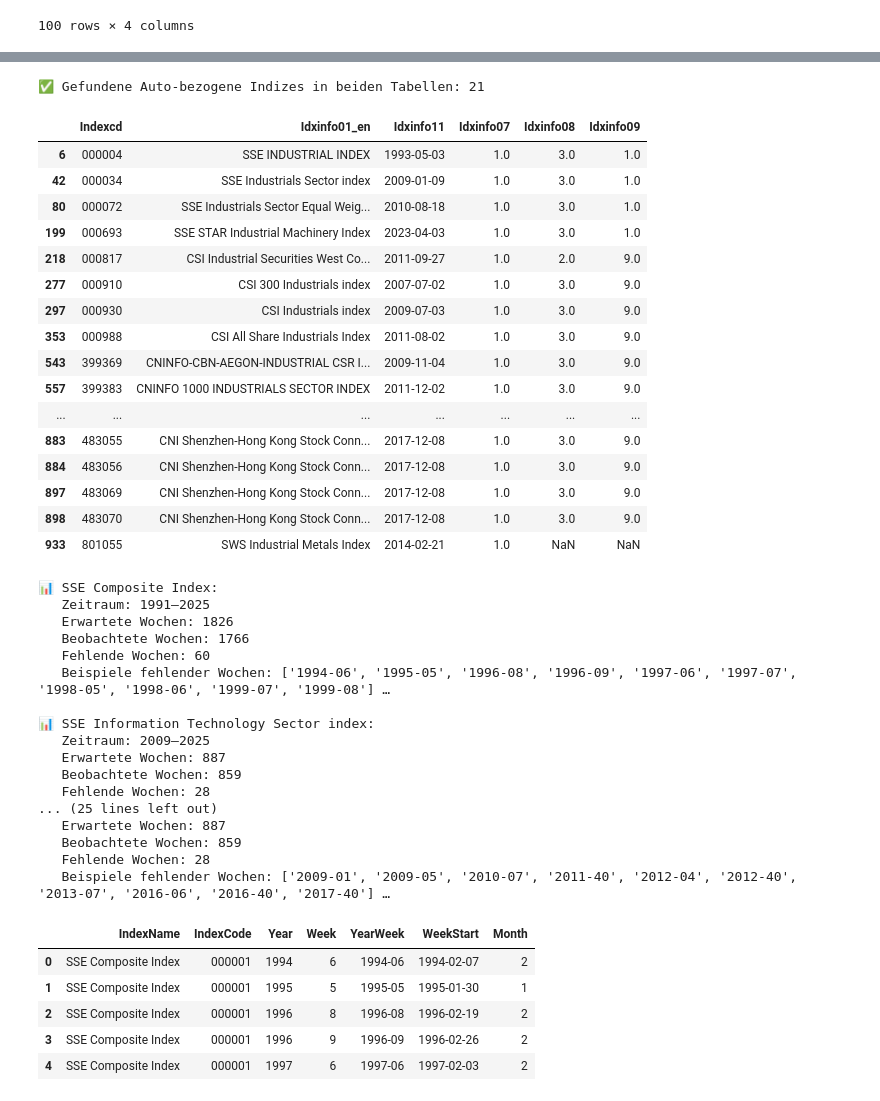
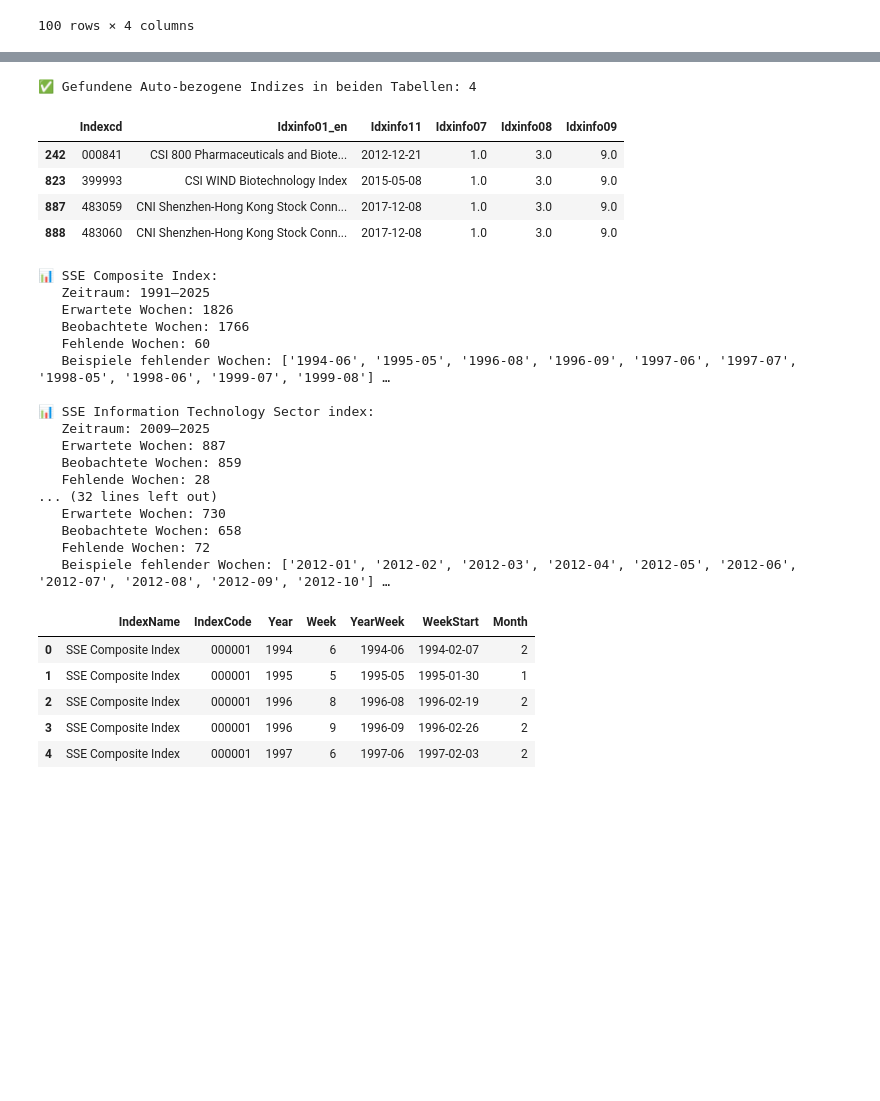
Before and after one commit to N4ims/mandarin-momentum, a Jupyter notebook: data_CN.ipynb, the cells around one changed output, grey strips where cells are left out. Cells and saved outputs as stored; diff of their text form; code cells hidden in the pictures; blank space fills up the shorter version.

Commit message:
Add biotech and some more tests

```diff
--- a/data_CN.ipynb
+++ b/data_CN.ipynb
@@ -111,40 +118,28 @@ for name, df_temp in {
 # %%
 # Sicherstellen, dass beide Spalten Strings sind
 df_index["Indexcd"] = df_index["Indexcd"].astype(str)
 df_weekly["Indexcd"] = df_weekly["Indexcd"].astype(str)
 
 # 1️⃣ Schnittmenge aller Indexcodes
 common_codes = set(df_index["Indexcd"]) & set(df_weekly["Indexcd"])
 
 # 2️⃣ Indizes suchen, die "Automobile" oder "Automotive" enthalten
 auto_df = df_index[
-    df_index["Idxinfo01_en"].str.contains("Industrial", case=False, na=False)
+    df_index["Idxinfo01_en"].str.contains("Biotechnology", case=False, na=False)
 ]
 
 # 3️⃣ Nur behalten, die auch in df_weekly vorkommen
 auto_common_df = auto_df[auto_df["Indexcd"].isin(common_codes)]
 
 print(f"✅ Gefundene Auto-bezogene Indizes in beiden Tabellen: {len(auto_common_df)}")
 display(auto_common_df)
 # %% [output]
-✅ Gefundene Auto-bezogene Indizes in beiden Tabellen: 21
+✅ Gefundene Auto-bezogene Indizes in beiden Tabellen: 4
 |  | Indexcd | Idxinfo01_en | Idxinfo11 | Idxinfo07 | Idxinfo08 | Idxinfo09 |
-| 6 | 000004 | SSE INDUSTRIAL INDEX | 1993-05-03 | 1.0 | 3.0 | 1.0 |
-| 42 | 000034 | SSE Industrials Sector index | 2009-01-09 | 1.0 | 3.0 | 1.0 |
-| 80 | 000072 | SSE Industrials Sector Equal Weig... | 2010-08-18 | 1.0 | 3.0 | 1.0 |
-| 199 | 000693 | SSE STAR Industrial Machinery Index | 2023-04-03 | 1.0 | 3.0 | 1.0 |
-| 218 | 000817 | CSI Industrial Securities West Co... | 2011-09-27 | 1.0 | 2.0 | 9.0 |
-| 277 | 000910 | CSI 300 Industrials index | 2007-07-02 | 1.0 | 3.0 | 9.0 |
-| 297 | 000930 | CSI Industrials index | 2009-07-03 | 1.0 | 3.0 | 9.0 |
-| 353 | 000988 | CSI All Share Industrials Index | 2011-08-02 | 1.0 | 3.0 | 9.0 |
-| 543 | 399369 | CNINFO-CBN-AEGON-INDUSTRIAL CSR I... | 2009-11-04 | 1.0 | 3.0 | 9.0 |
-| 557 | 399383 | CNINFO 1000 INDUSTRIALS SECTOR INDEX | 2011-12-02 | 1.0 | 3.0 | 9.0 |
-| ... | ... | ... | ... | ... | ... | ... |
-| 883 | 483055 | CNI Shenzhen-Hong Kong Stock Conn... | 2017-12-08 | 1.0 | 3.0 | 9.0 |
-| 884 | 483056 | CNI Shenzhen-Hong Kong Stock Conn... | 2017-12-08 | 1.0 | 3.0 | 9.0 |
-| 897 | 483069 | CNI Shenzhen-Hong Kong Stock Conn... | 2017-12-08 | 1.0 | 3.0 | 9.0 |
-| 898 | 483070 | CNI Shenzhen-Hong Kong Stock Conn... | 2017-12-08 | 1.0 | 3.0 | 9.0 |
-| 933 | 801055 | SWS Industrial Metals Index | 2014-02-21 | 1.0 | NaN | NaN |
+| 242 | 000841 | CSI 800 Pharmaceuticals and Biote... | 2012-12-21 | 1.0 | 3.0 | 9.0 |
+| 823 | 399993 | CSI WIND Biotechnology Index | 2015-05-08 | 1.0 | 3.0 | 9.0 |
+| 887 | 483059 | CNI Shenzhen-Hong Kong Stock Conn... | 2017-12-08 | 1.0 | 3.0 | 9.0 |
+| 888 | 483060 | CNI Shenzhen-Hong Kong Stock Conn... | 2017-12-08 | 1.0 | 3.0 | 9.0 |
 # %%
 import pandas as pd
 
@@ -184,7 +179,7 @@ def check_missing_weeks(df, name_col="EnglishName"):
         print("   ✅ Keine fehlenden Wochen gefunden.")
 
 # Auf deine vier DataFrames anwenden
-for df_temp in [df_sse_composite, df_sse_it_sector, df_csi_pharma_bio, df_automobile, df_health_care, df_industrials]:
+for df_temp in [df_sse_composite, df_sse_it_sector, df_csi_pharma_bio, df_automobile, df_health_care, df_industrials, df_biotech]:
     check_missing_weeks(df_temp)
 # %% [output]
 📊 SSE Composite Index:
@@ -199,11 +194,11 @@ for df_temp in [df_sse_composite, df_sse_it_sector, df_csi_pharma_bio, df_automo
    Erwartete Wochen: 887
    Beobachtete Wochen: 859
    Fehlende Wochen: 28
-... (25 lines left out)
-   Erwartete Wochen: 887
-   Beobachtete Wochen: 859
-   Fehlende Wochen: 28
-   Beispiele fehlender Wochen: ['2009-01', '2009-05', '2010-07', '2011-40', '2012-04', '2012-40', '2013-07', '2016-06', '2016-40', '2017-40'] …
+... (32 lines left out)
+   Erwartete Wochen: 730
+   Beobachtete Wochen: 658
+   Fehlende Wochen: 72
+   Beispiele fehlender Wochen: ['2012-01', '2012-02', '2012-03', '2012-04', '2012-05', '2012-06', '2012-07', '2012-08', '2012-09', '2012-10'] …
 # %%
 import pandas as pd
 from datetime import date
```
Also changed, not shown: parts of 5 cells of this notebook, 3 other files.
